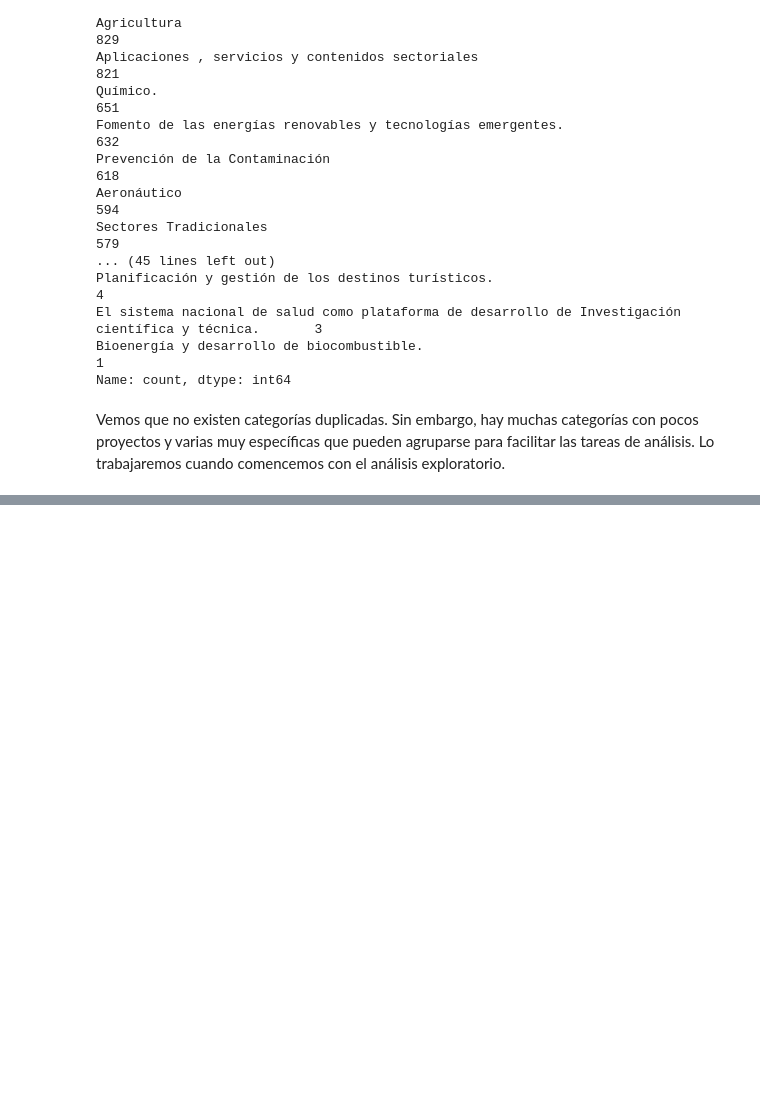
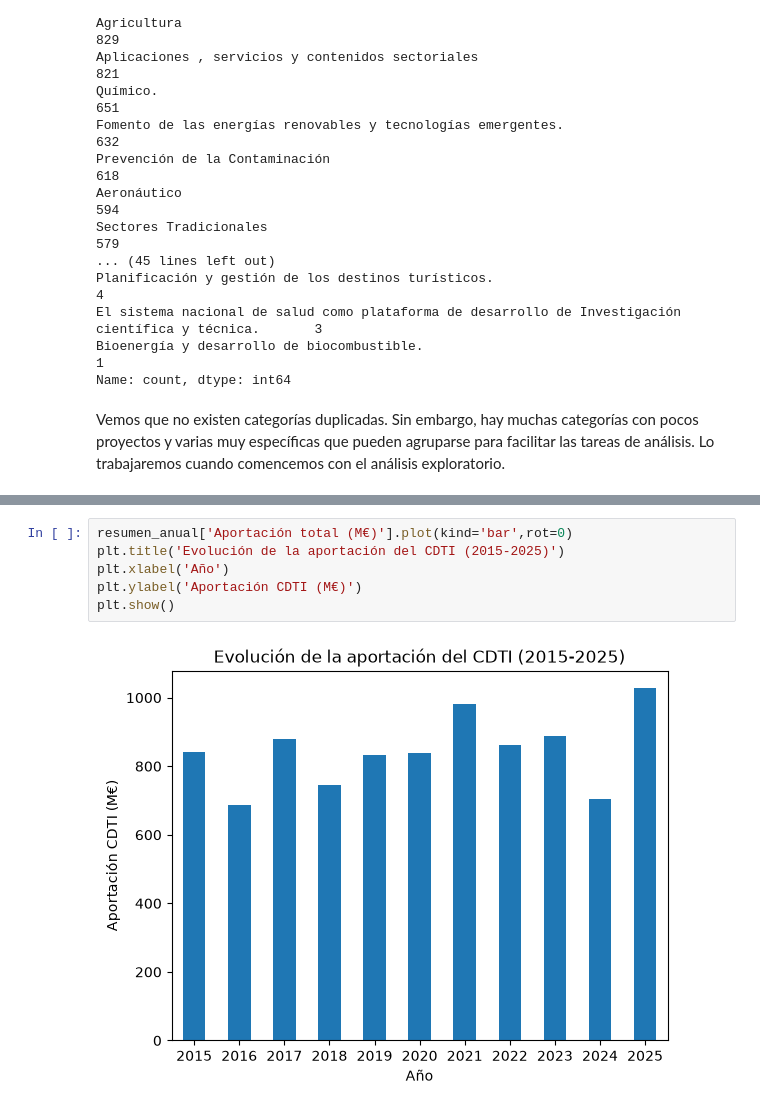
Before and after one commit to JacoboDX/cdti-funding-analysis, a Jupyter notebook: notebooks/analisis.ipynb, the cells around one changed output, grey strips where cells are left out. Drawn from its saved outputs; the diff is of its cells as text; blank space fills up the shorter version.

```diff
--- a/notebooks/analisis.ipynb
+++ b/notebooks/analisis.ipynb
@@ -274,0 +336,8 @@ Vemos que no existen categorías duplicadas. Sin embargo, hay muchas categorías
+# %%
+resumen_anual['Aportación total (M€)'].plot(kind='bar',rot=0)
+plt.title('Evolución de la aportación del CDTI (2015-2025)')
+plt.xlabel('Año')
+plt.ylabel('Aportación CDTI (M€)')
+plt.show()
+# %% [output]
+[figure, added]
```
Also changed, not shown: parts of 11 cells of this notebook, 1 other file.
